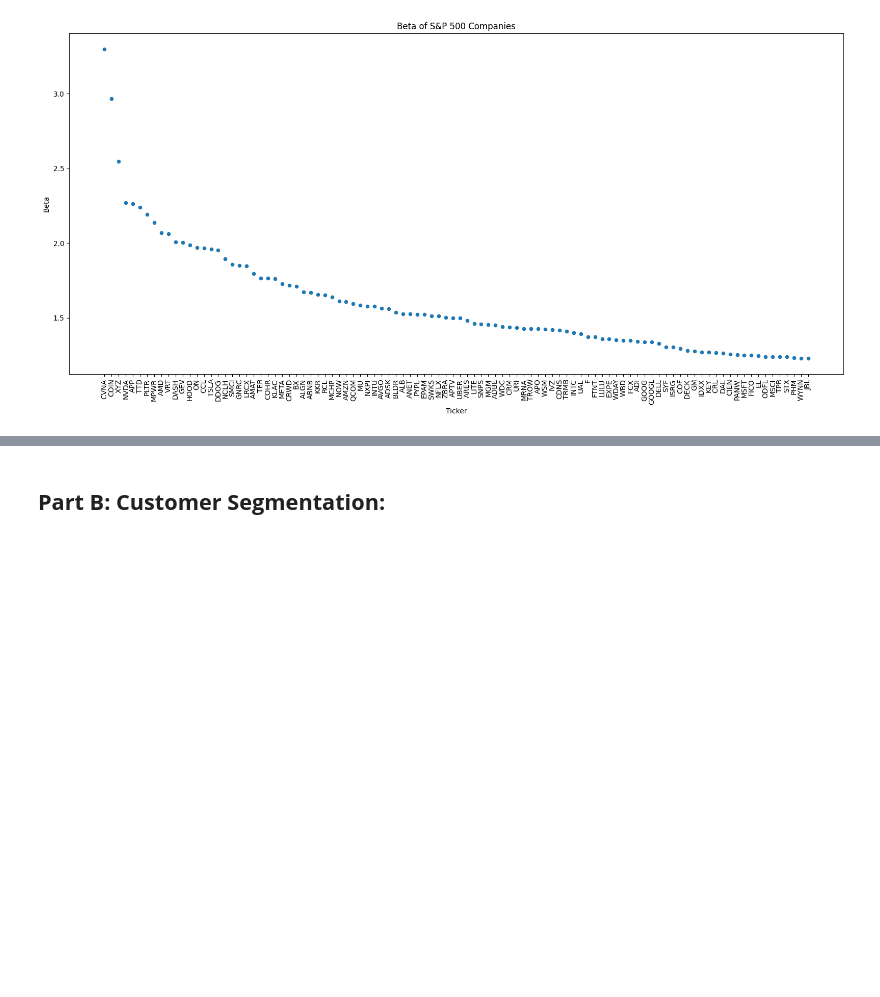
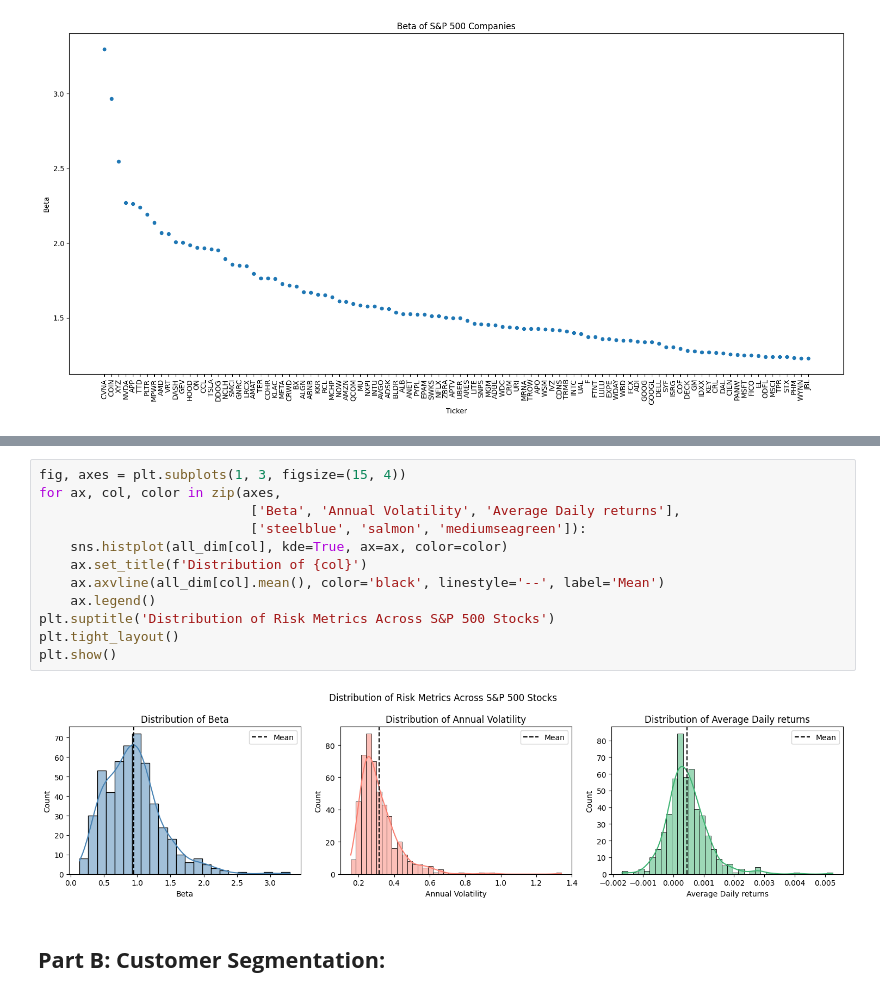
Before and after one commit to abdullaawad/Data-Warehousing-Coursework, a Jupyter notebook: DWCoursework.ipynb, the cells around one changed output, grey strips where cells are left out. Drawn from its saved outputs; the diff is of its cells as text; blank space fills up the shorter version.

```diff
--- a/DWCoursework.ipynb
+++ b/DWCoursework.ipynb
@@ -435,3 +441,17 @@ plt.show()
+# %%
+fig, axes = plt.subplots(1, 3, figsize=(15, 4))
+for ax, col, color in zip(axes,
+                           ['Beta', 'Annual Volatility', 'Average Daily returns'],
+                           ['steelblue', 'salmon', 'mediumseagreen']):
+    sns.histplot(all_dim[col], kde=True, ax=ax, color=color)
+    ax.set_title(f'Distribution of {col}')
+    ax.axvline(all_dim[col].mean(), color='black', linestyle='--', label='Mean')
+    ax.legend()
+plt.suptitle('Distribution of Risk Metrics Across S&P 500 Stocks')
+plt.tight_layout()
+plt.show()
+# %% [output]
+[figure, added]
 # %% [markdown]
 ## **Part B: Customer Segmentation:**
 # %%
```
Also changed, not shown: parts of 24 cells of this notebook.
